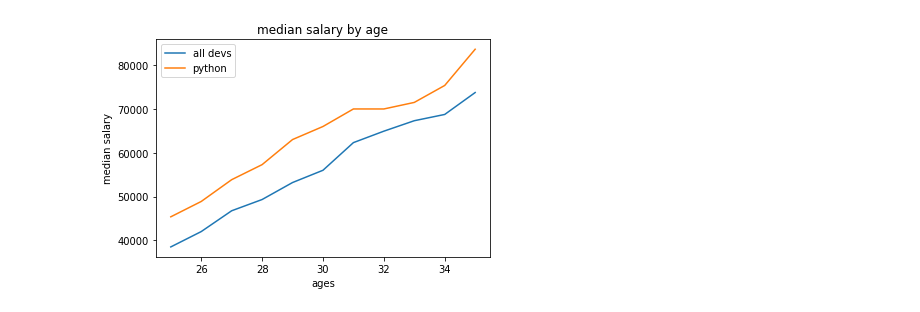
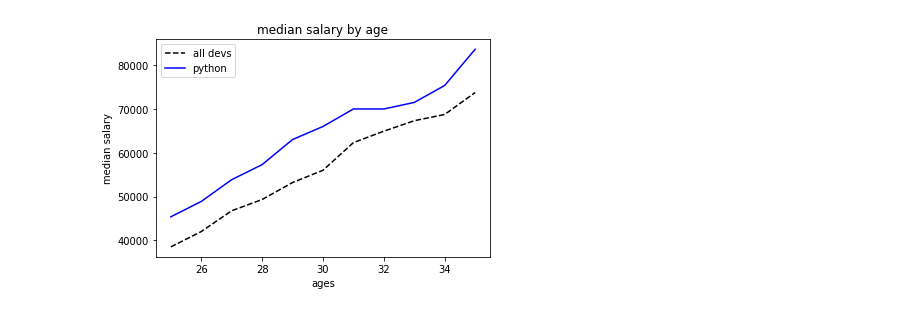
Before and after one commit to VivanVatsa/matplotlib-castle_datascience_project, a Jupyter notebook: init_plots/init_plot.ipynb, the cells around one changed output. Saved outputs shown, nothing was run; the diff lists cells and outputs as text; code cells hidden in the pictures.

```diff
--- a/init_plots/init_plot.ipynb
+++ b/init_plots/init_plot.ipynb
@@ -7,22 +7,22 @@ y_coordinates = [38496, 42000, 46752, 49320, 53200, 56000, 62316, 64928, 67317,
 # %%
 plt.plot(ages_x, y_coordinates,'k--' ,label = 'all devs')
 # Median Python Developer Salaries by Age
 py_dev_y = [45372, 48876, 53850, 57287, 63016,
             65998, 70003, 70000, 71496, 75370, 83640]
 # adding level as legend alternative
-plt.plot(ages_x, py_dev_y, '_b_', label = 'python')
+plt.plot(ages_x, py_dev_y, 'b', label = 'python')
 # x axis name
 plt.xlabel('ages')
 
 # y axis name
 plt.ylabel('median salary')
 plt.title('median salary by age')
 
 # to recognize which line represents what
 # legends =
 # plt.legend(['all devs', 'Python'])
 plt.legend()
 
 plt.show()
 # %% [output]
-[figure, old version]
+[figure, new version]
```
Also changed, not shown: parts of 2 cells of this notebook.
